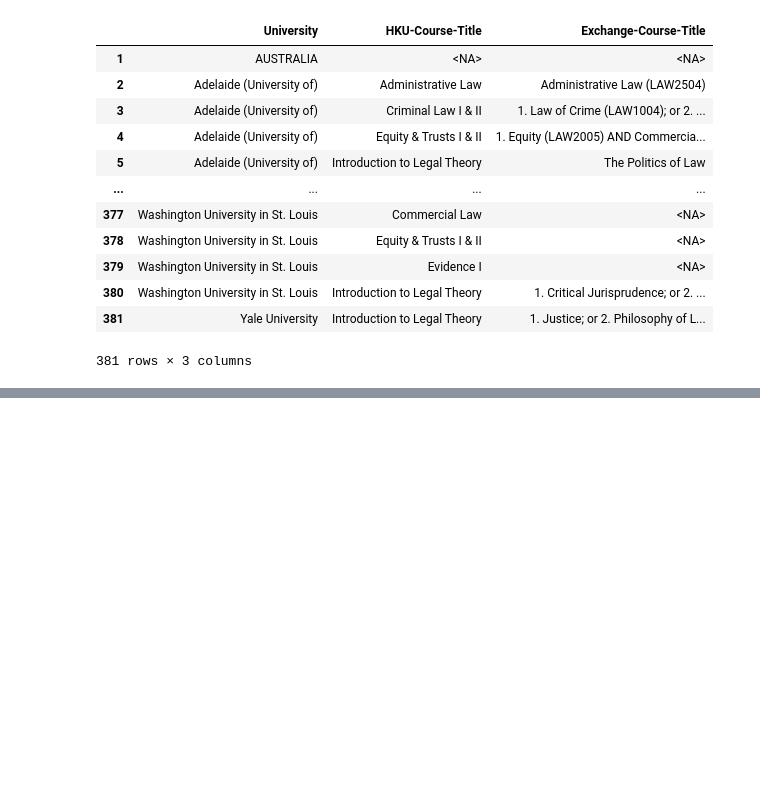
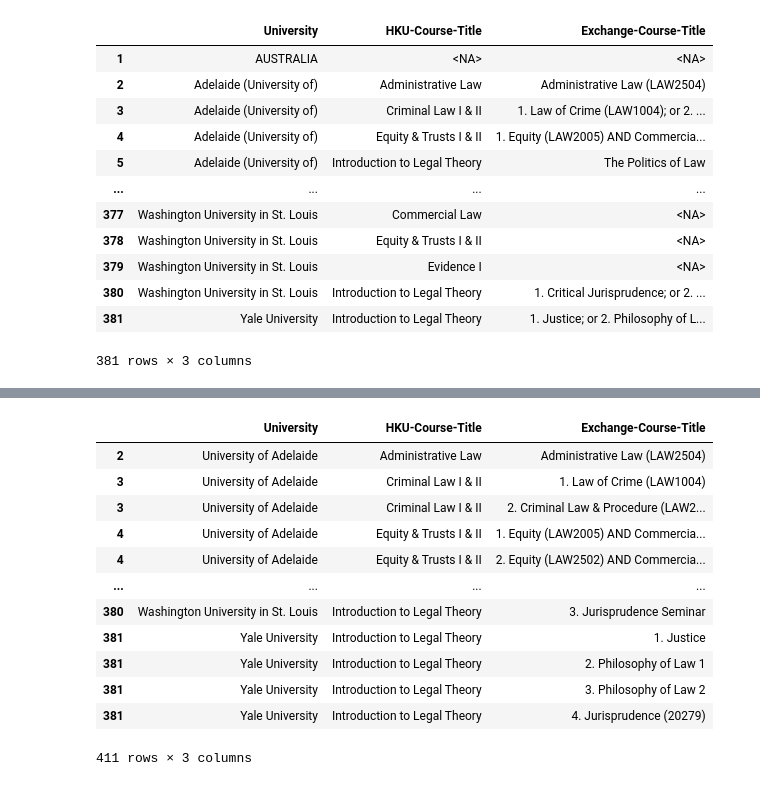
Before and after one commit to aatmiyasilwal/HKU-Credit-Transfer-Database, a Jupyter notebook: backend/law_scraper.ipynb, the cells around one changed output, grey strips where cells are left out. Drawn from its saved outputs; the diff is of its cells as text; code cells hidden in the pictures; blank space fills up the shorter version.

```diff
--- a/backend/law_scraper.ipynb
+++ b/backend/law_scraper.ipynb
@@ -134,0 +175,23 @@ for i in range(len(initial_df)):
+# %%
+# pre-cleaned
+def update_university_name(name):
+    if "(University of)" in name:
+        return "University of " + name.replace(" (University of)", "").strip()
+    return name
+
+test_df['University'] = test_df['University'].apply(update_university_name)
+test_df
+# %% [output]
+|  | University | HKU-Course-Title | Exchange-Course-Title |
+| 2 | University of Adelaide | Administrative Law | Administrative Law (LAW2504) |
+| 3 | University of Adelaide | Criminal Law I & II | 1. Law of Crime (LAW1004) |
+| 3 | University of Adelaide | Criminal Law I & II | 2. Criminal Law & Procedure (LAW2... |
+| 4 | University of Adelaide | Equity & Trusts I & II | 1. Equity (LAW2005) AND Commercia... |
+| 4 | University of Adelaide | Equity & Trusts I & II | 2. Equity (LAW2502) AND Commercia... |
+| ... | ... | ... | ... |
+| 380 | Washington University in St. Louis | Introduction to Legal Theory | 3. Jurisprudence Seminar |
+| 381 | Yale University | Introduction to Legal Theory | 1. Justice |
+| 381 | Yale University | Introduction to Legal Theory | 2. Philosophy of Law 1 |
+| 381 | Yale University | Introduction to Legal Theory | 3. Philosophy of Law 2 |
+| 381 | Yale University | Introduction to Legal Theory | 4. Jurisprudence (20279) |
+411 rows × 3 columns
```
Also changed, not shown: parts of 10 cells of this notebook, 1 other file.
